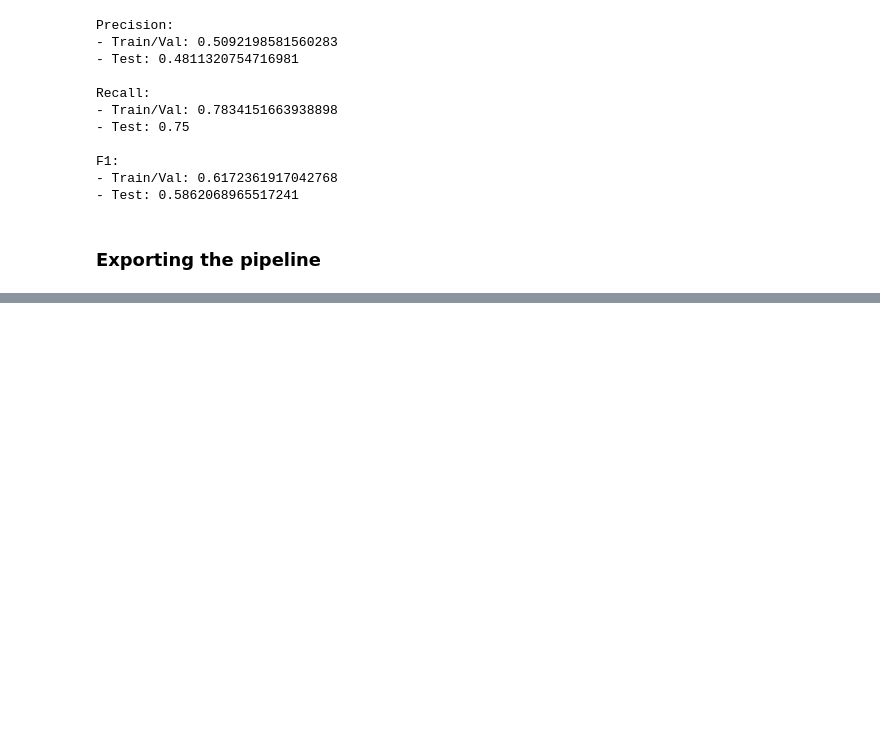
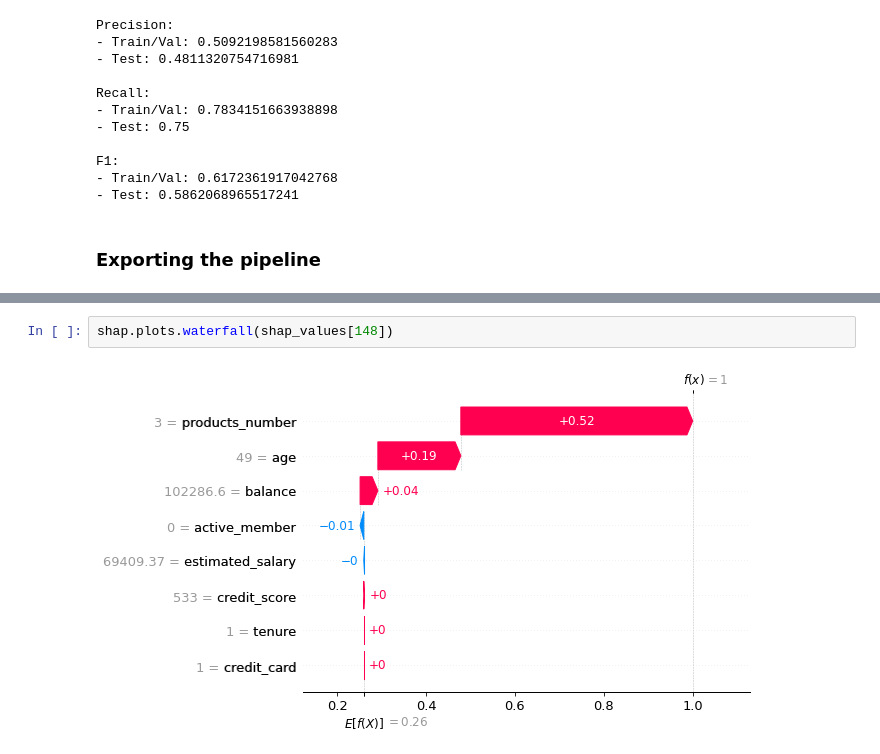
Before and after one commit to juanDango/classification-tutorial, a Jupyter notebook: churn.ipynb, the cells around one changed output, grey strips where cells are left out. Saved outputs shown, nothing was run; the diff lists cells and outputs as text; blank space fills up the shorter version.

```diff
--- a/churn.ipynb
+++ b/churn.ipynb
@@ -412,0 +465,4 @@ dump(grid2.best_estimator_, './models/churn-v1.0.joblib')
+# %%
+shap.plots.waterfall(shap_values[148])
+# %% [output]
+[figure, added]
```
Also changed, not shown: parts of 16 cells of this notebook.
